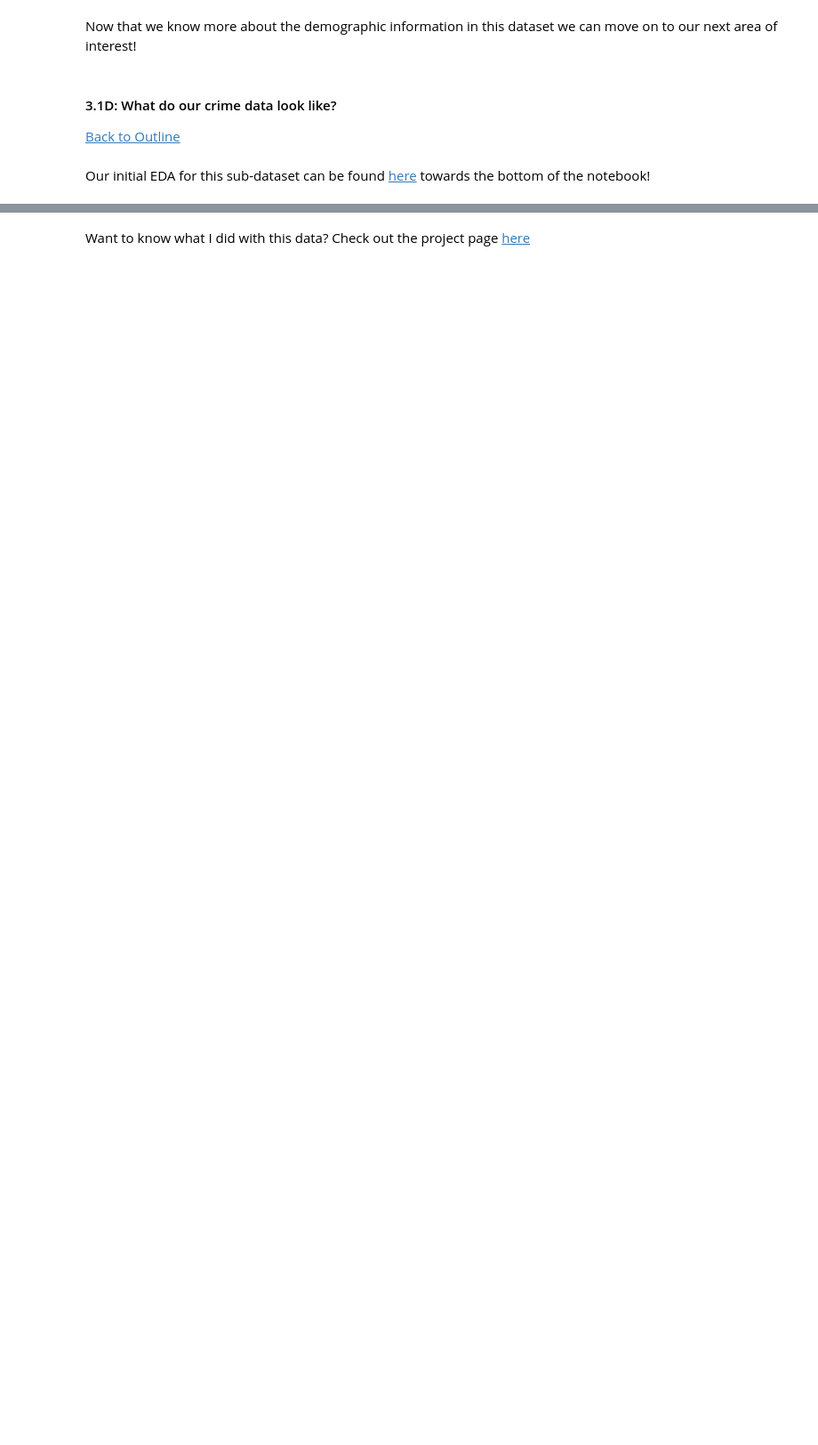
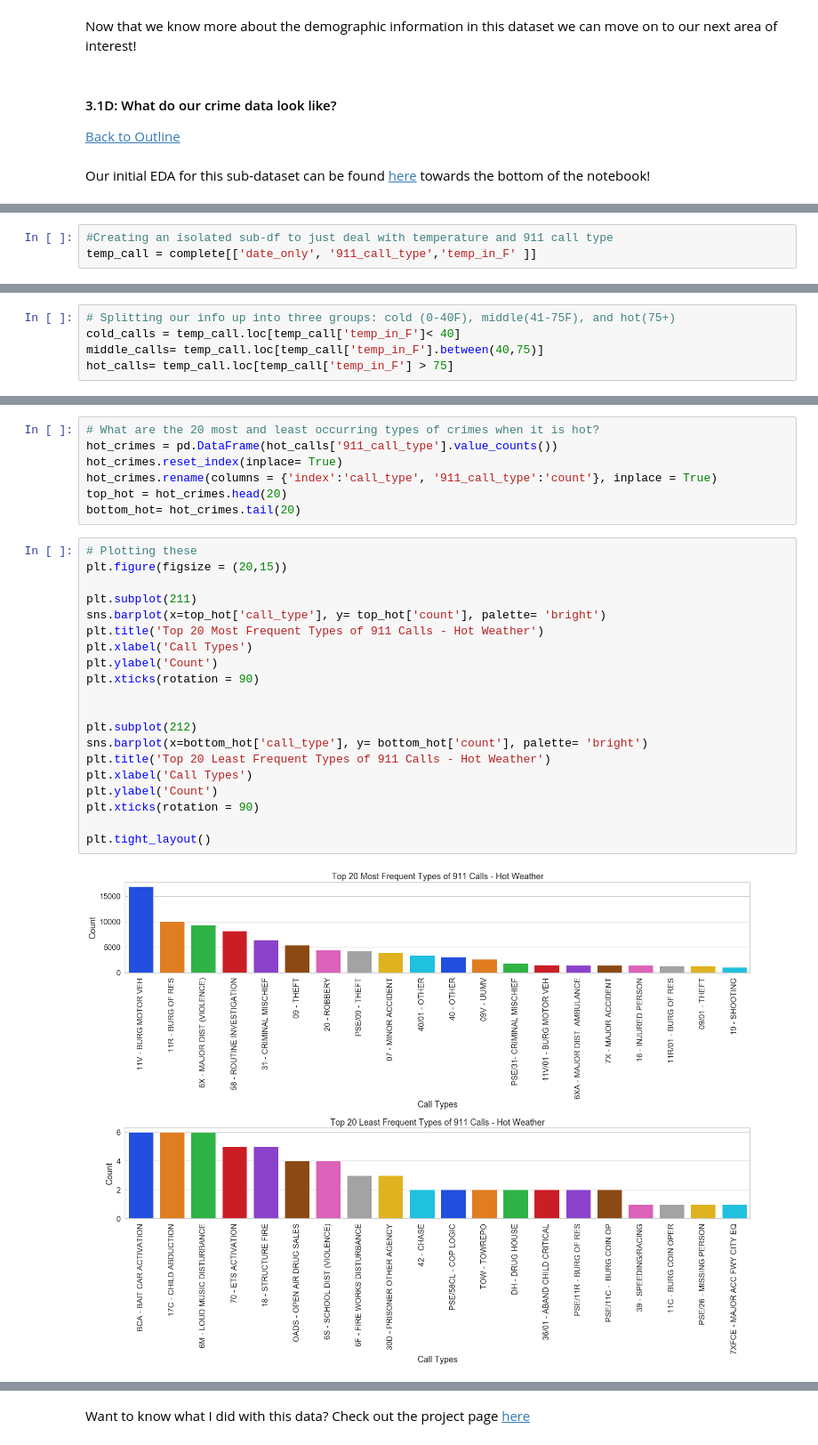
Before and after one commit to SteeleAlloy/final_capstone, a Jupyter notebook: final_project_eda.ipynb, the cells around one changed output, grey strips where cells are left out. Shown at 89% size. Saved outputs shown, nothing was run; the diff lists cells and outputs as text; blank space fills up the shorter version.

```diff
--- a/final_project_eda.ipynb
+++ b/final_project_eda.ipynb
@@ -1448,0 +1476,3 @@ Since we are using Tableau to make a dashboard with this data we will use Tablea
+# %%
+#Creating an isolated sub-df to just deal with temperature and 911 call type
+temp_call = complete[['date_only', '911_call_type','temp_in_F' ]]
@@ -1448,0 +1489,5 @@ Since we are using Tableau to make a dashboard with this data we will use Tablea
+# %%
+# Splitting our info up into three groups: cold (0-40F), middle(41-75F), and hot(75+)
+cold_calls = temp_call.loc[temp_call['temp_in_F']< 40]
+middle_calls= temp_call.loc[temp_call['temp_in_F'].between(40,75)]
+hot_calls= temp_call.loc[temp_call['temp_in_F'] > 75]
@@ -1448,0 +1510,29 @@ Since we are using Tableau to make a dashboard with this data we will use Tablea
+# %%
+# What are the 20 most and least occurring types of crimes when it is hot?
+hot_crimes = pd.DataFrame(hot_calls['911_call_type'].value_counts())
+hot_crimes.reset_index(inplace= True)
+hot_crimes.rename(columns = {'index':'call_type', '911_call_type':'count'}, inplace = True)
+top_hot = hot_crimes.head(20)
+bottom_hot= hot_crimes.tail(20)
+# %%
+# Plotting these
+plt.figure(figsize = (20,15))
+
+plt.subplot(211)
+sns.barplot(x=top_hot['call_type'], y= top_hot['count'], palette= 'bright')
+plt.title('Top 20 Most Frequent Types of 911 Calls - Hot Weather')
+plt.xlabel('Call Types')
+plt.ylabel('Count')
+plt.xticks(rotation = 90)
+
+
+plt.subplot(212)
+sns.barplot(x=bottom_hot['call_type'], y= bottom_hot['count'], palette= 'bright')
+plt.title('Top 20 Least Frequent Types of 911 Calls - Hot Weather')
+plt.xlabel('Call Types')
+plt.ylabel('Count')
+plt.xticks(rotation = 90)
+
+plt.tight_layout()
+# %% [output]
+[figure, added]
```
Also changed, not shown: parts of 49 cells of this notebook, 1 other file.
